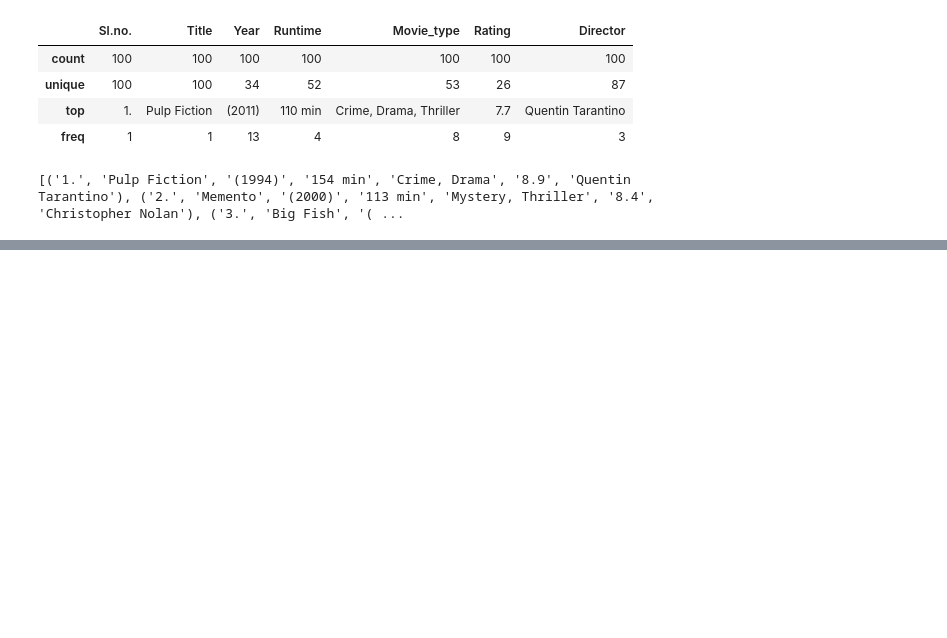
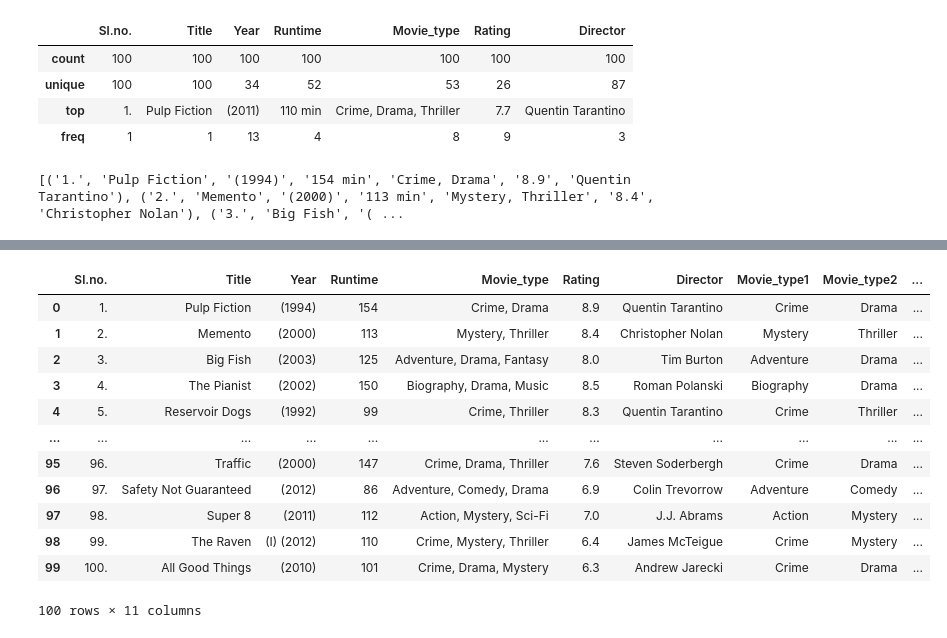
Before and after one commit to javvadisurekha/CA_Python, a Jupyter notebook: Webscraping_IMDB.ipynb, the cells around one changed output, grey strips where cells are left out. Cells and saved outputs as stored; diff of their text form; code cells hidden in the pictures; blank space fills up the shorter version.

```diff
--- a/Webscraping_IMDB.ipynb
+++ b/Webscraping_IMDB.ipynb
@@ -138,0 +208,2 @@ print(results)
+# %%
+df['Runtime'] = df['Runtime'].astype(str).astype(int)
@@ -138,0 +225,18 @@ print(results)
+# %%
+df['Runtime'] = df['Runtime'].astype(int).astype(str)
+# %%
+df
+# %% [output]
+|  | Sl.no. | Title | Year | Runtime | Movie_type | Rating | Director | Movie_type1 | Movie_type2 | ... |
+| 0 | 1. | Pulp Fiction | (1994) | 154 | Crime, Drama | 8.9 | Quentin Tarantino | Crime | Drama | ... |
+| 1 | 2. | Memento | (2000) | 113 | Mystery, Thriller | 8.4 | Christopher Nolan | Mystery | Thriller | ... |
+| 2 | 3. | Big Fish | (2003) | 125 | Adventure, Drama, Fantasy | 8.0 | Tim Burton | Adventure | Drama | ... |
+| 3 | 4. | The Pianist | (2002) | 150 | Biography, Drama, Music | 8.5 | Roman Polanski | Biography | Drama | ... |
+| 4 | 5. | Reservoir Dogs | (1992) | 99 | Crime, Thriller | 8.3 | Quentin Tarantino | Crime | Thriller | ... |
+| ... | ... | ... | ... | ... | ... | ... | ... | ... | ... | ... |
+| 95 | 96. | Traffic | (2000) | 147 | Crime, Drama, Thriller | 7.6 | Steven Soderbergh | Crime | Drama | ... |
+| 96 | 97. | Safety Not Guaranteed | (2012) | 86 | Adventure, Comedy, Drama | 6.9 | Colin Trevorrow | Adventure | Comedy | ... |
+| 97 | 98. | Super 8 | (2011) | 112 | Action, Mystery, Sci-Fi | 7.0 | J.J. Abrams | Action | Mystery | ... |
+| 98 | 99. | The Raven | (I) (2012) | 110 | Crime, Mystery, Thriller | 6.4 | James McTeigue | Crime | Mystery | ... |
+| 99 | 100. | All Good Things | (2010) | 101 | Crime, Drama, Mystery | 6.3 | Andrew Jarecki | Crime | Drama | ... |
+100 rows × 11 columns
```
Also changed, not shown: parts of 12 cells of this notebook.
